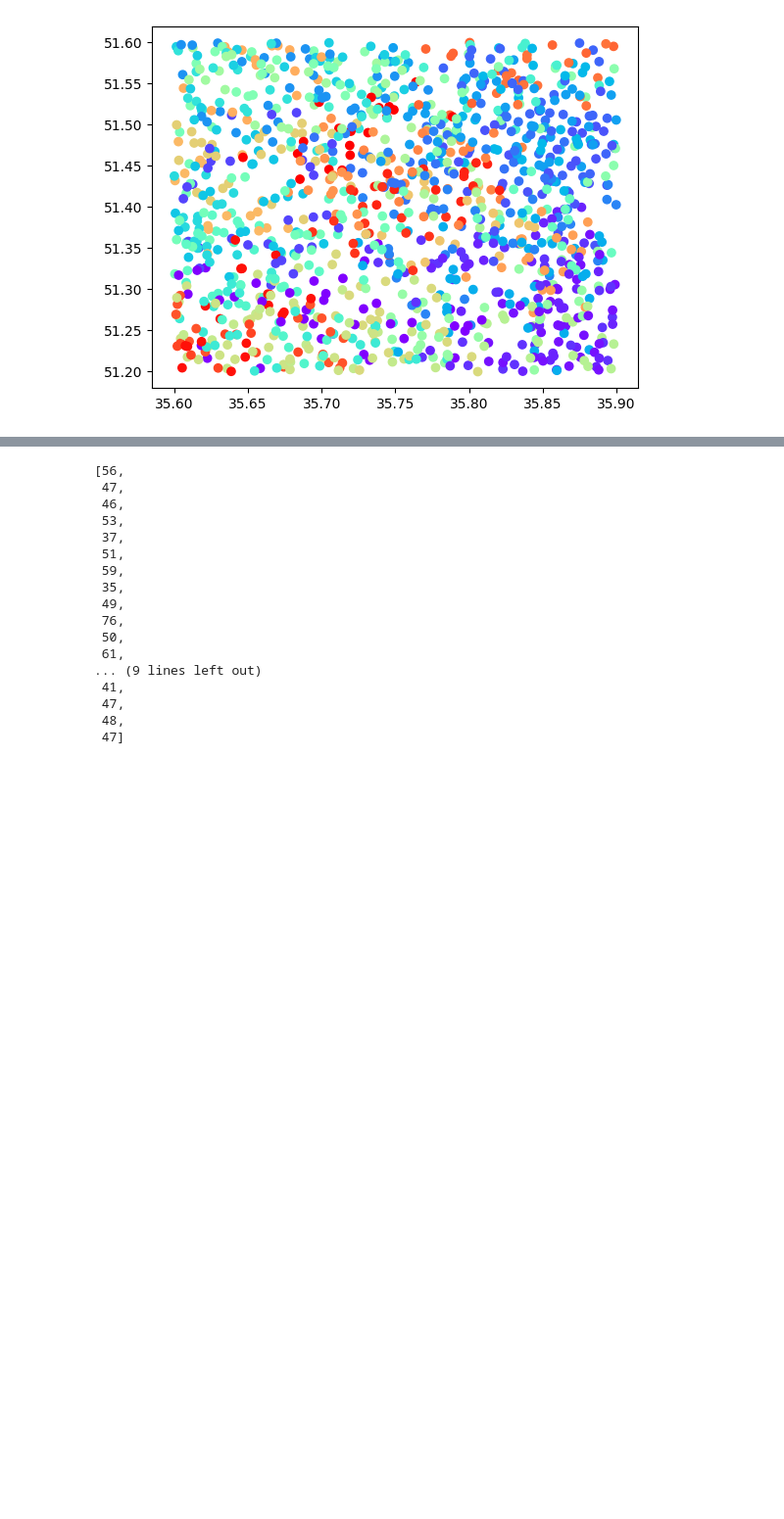
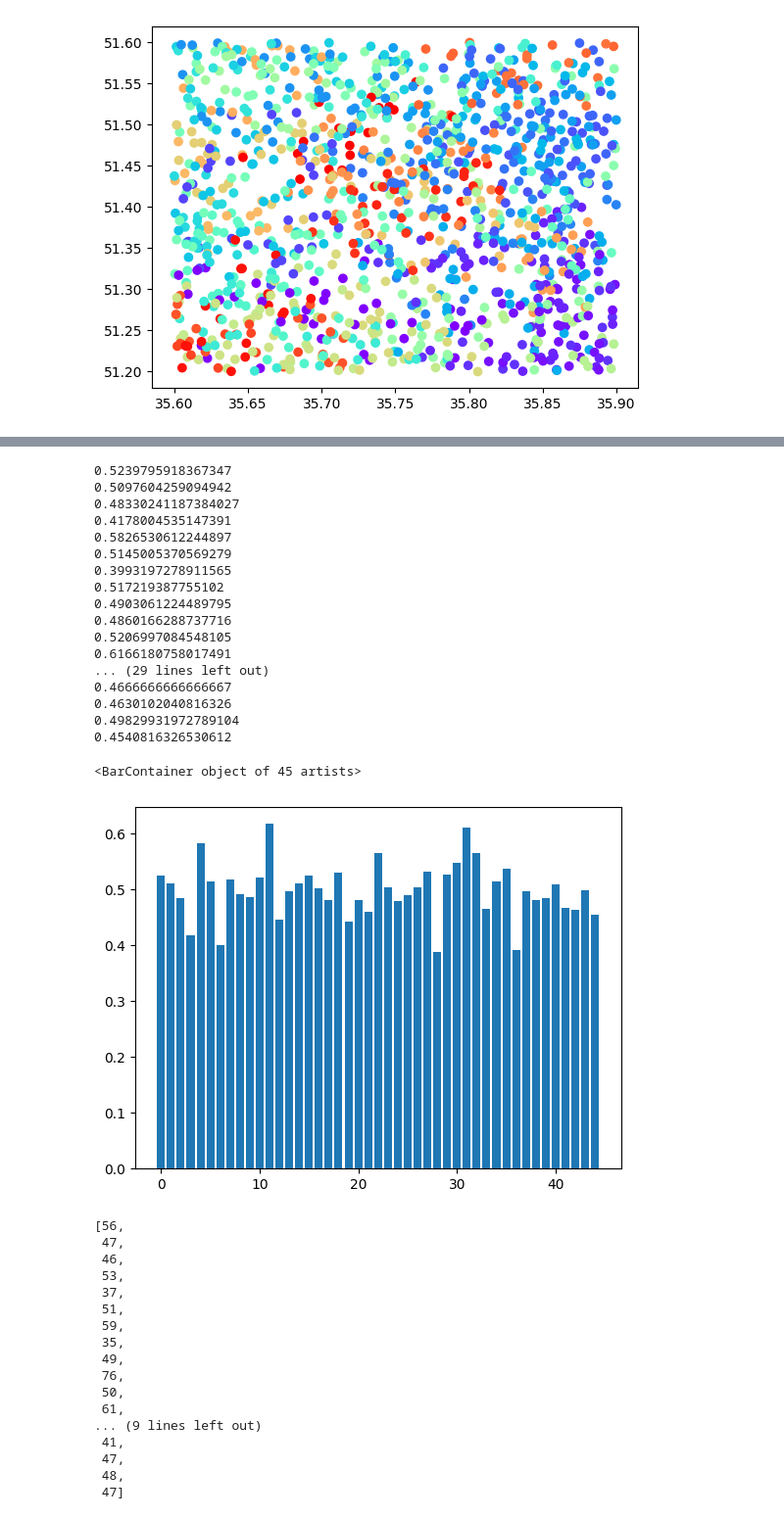
Before and after one commit to DevNerds2020/coordinate-recommender-for-visitors, a Jupyter notebook: test-workbench.ipynb, the cells around one changed output, grey strips where cells are left out. Shown at 98% size. Drawn from its saved outputs; the diff is of its cells as text; code cells hidden in the pictures; blank space fills up the shorter version.

```diff
--- a/test-workbench.ipynb
+++ b/test-workbench.ipynb
@@ -151,3 +216,26 @@ plt.bar(range(len(cluster_weights)), cluster_weights)
+# %%
+cluster_weights2 = calculate_cluster_weight(model_with_weight2, df.iloc[:, 1:4])
+plt.bar(range(len(cluster_weights2)), cluster_weights2)
+# %% [output]
+0.5239795918367347
+0.5097604259094942
+0.48330241187384027
+0.4178004535147391
+0.5826530612244897
+0.5145005370569279
+0.3993197278911565
+0.517219387755102
+0.4903061224489795
+0.4860166288737716
+0.5206997084548105
+0.6166180758017491
+... (29 lines left out)
+0.4666666666666667
+0.4630102040816326
+0.49829931972789104
+0.4540816326530612
+<BarContainer object of 45 artists>
+[figure, added]
 # %%
 # number of locations in each cluster
 def calculate_cluster_size(model, data):
```
Also changed, not shown: parts of 7 cells of this notebook.
